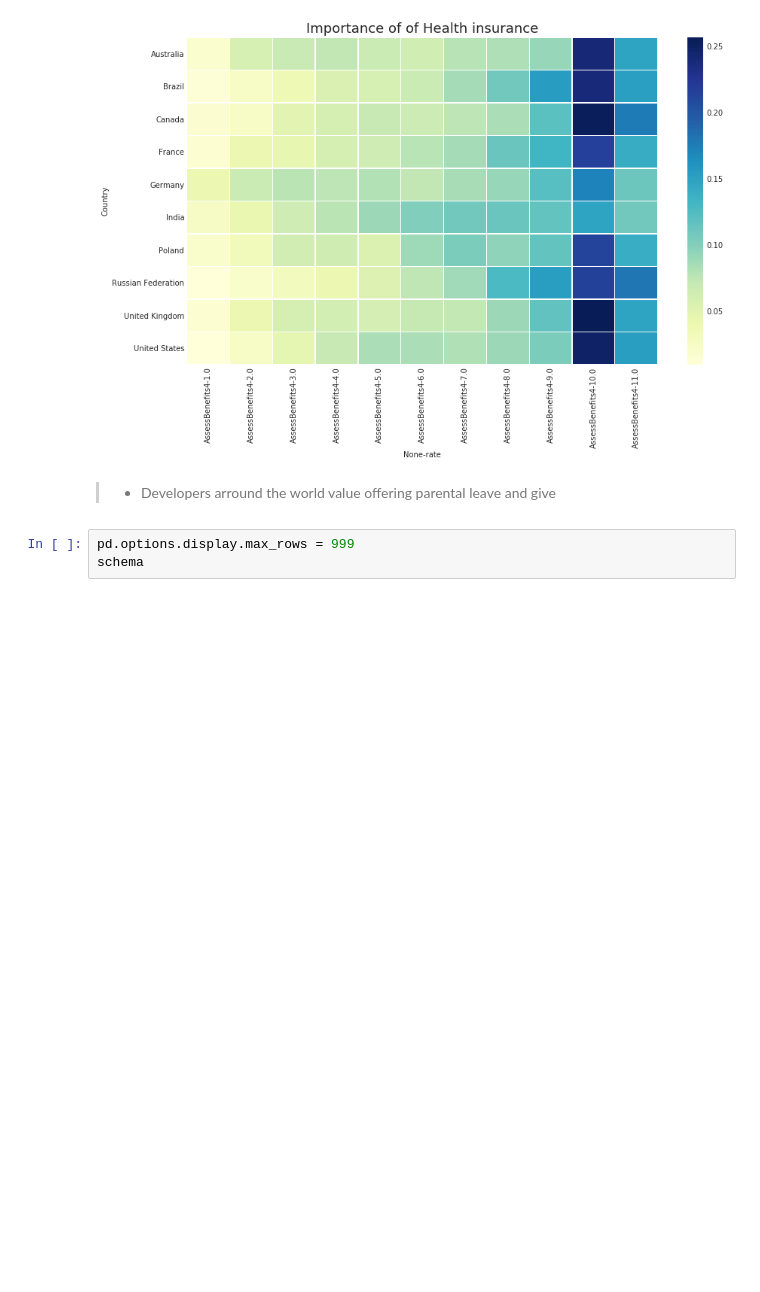
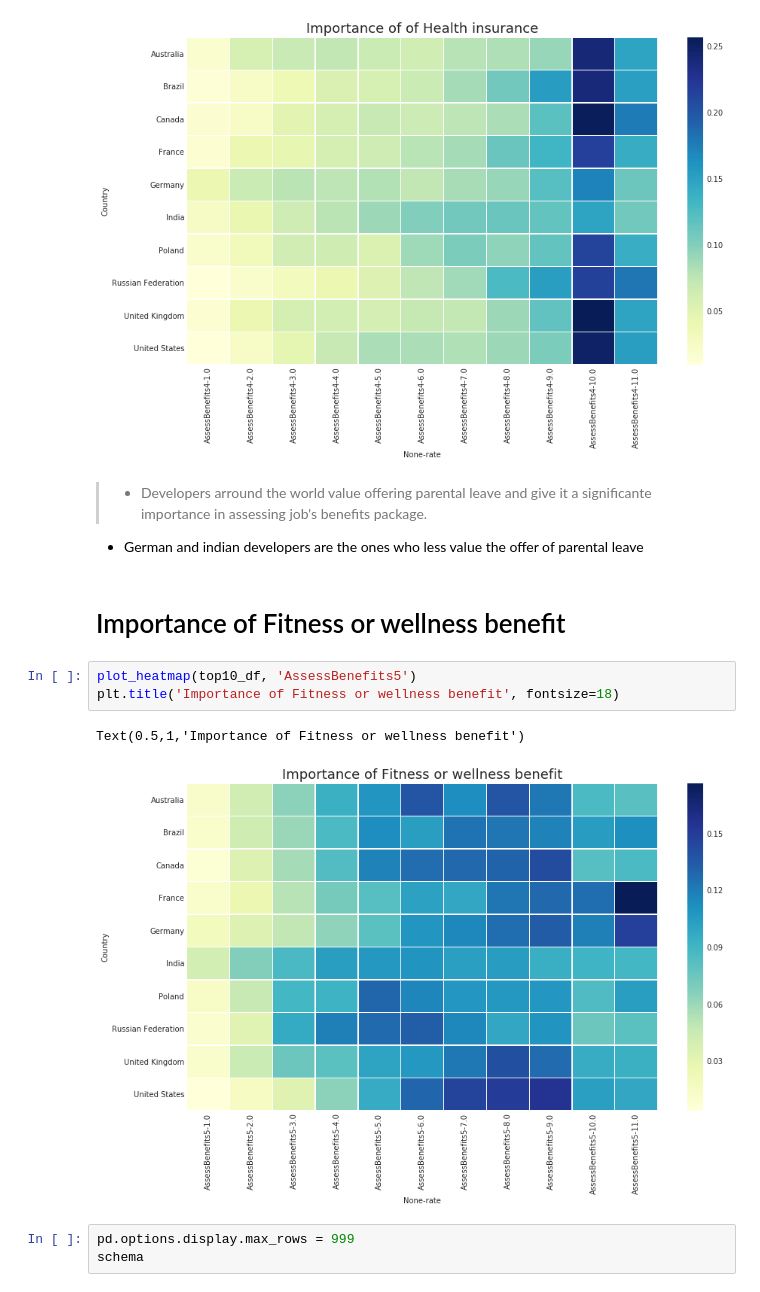
Before and after one commit to djaballah/Stack-Overflow-2018-Developer-Survey-Analysis, a Jupyter notebook: Simple Eda.ipynb, the cells around one changed output. Saved outputs shown, nothing was run; the diff lists cells and outputs as text; blank space fills up the shorter version.

Commit message:
Analyzing the importance of offering fitness or wellness benefits

```diff
--- a/Simple Eda.ipynb
+++ b/Simple Eda.ipynb
@@ -325,7 +325,16 @@ plt.title('Importance of of Health insurance', fontsize=18)
 Text(0.5,1,'Importance of of Health insurance')
 [figure]
 # %% [markdown]
-> * Developers arround the world value offering parental leave and give
+> * Developers arround the world value offering parental leave and give it a significante importance in assessing job's benefits package.
+* German and indian developers are the ones who less value the offer of parental leave
+# %% [markdown]
+# Importance of Fitness or wellness benefit
+# %%
+plot_heatmap(top10_df, 'AssessBenefits5')
+plt.title('Importance of Fitness or wellness benefit', fontsize=18)
+# %% [output]
+Text(0.5,1,'Importance of Fitness or wellness benefit')
+[figure, added]
 # %%
 pd.options.display.max_rows = 999
 schema
```
Also changed, not shown: parts of 2 cells of this notebook.
